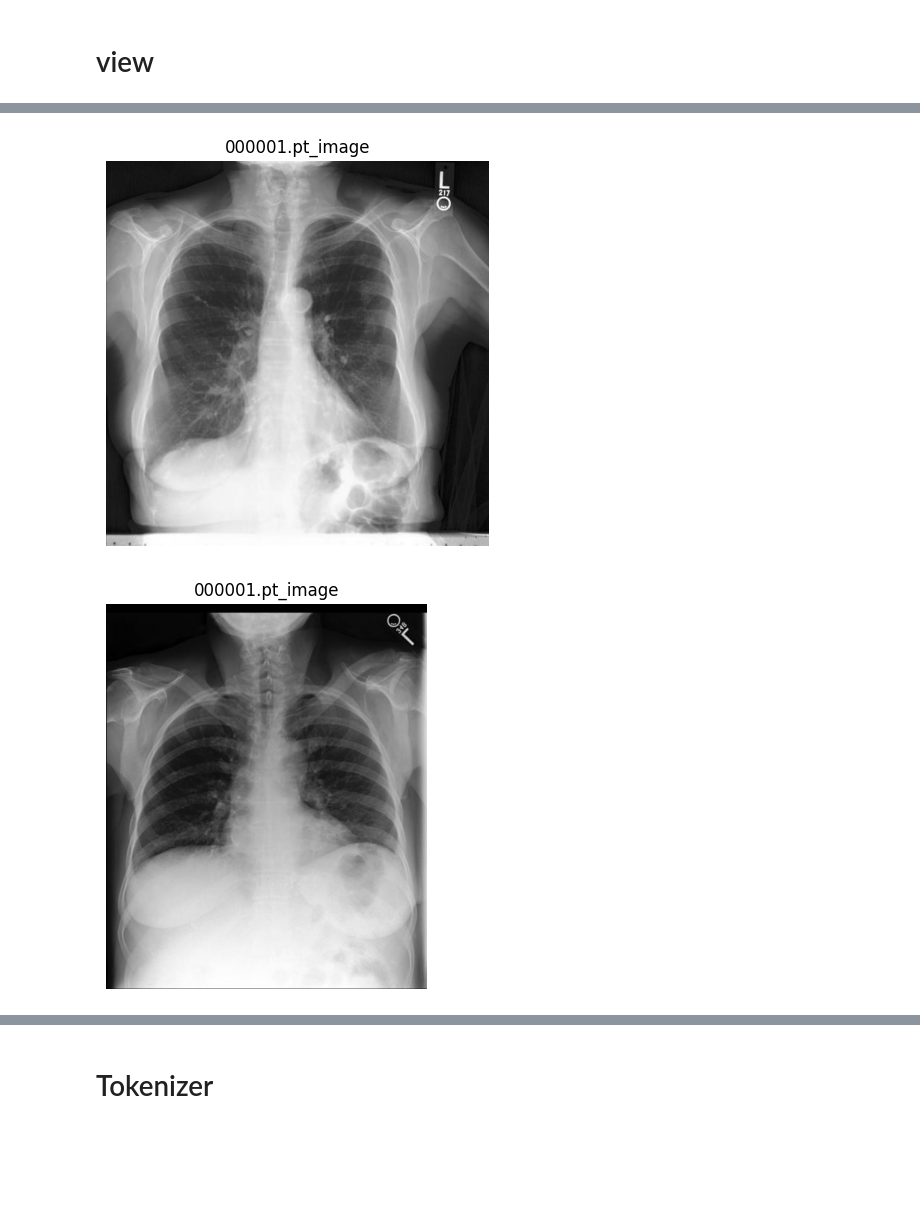
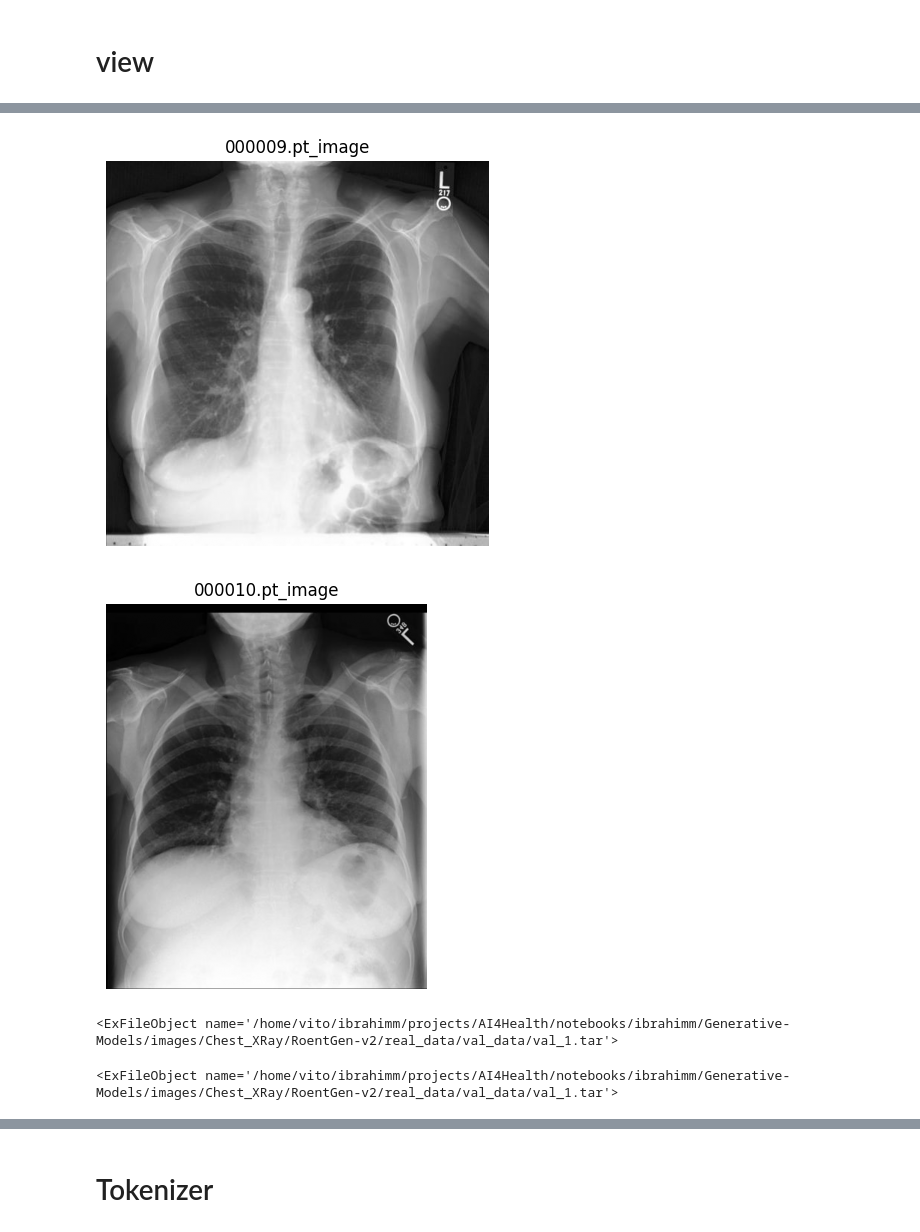
Before and after one commit to mahmoudibrahim98/RoentGen-v2, a Jupyter notebook: src/preprocessing/0_explore_dataset.ipynb, the cells around one changed output, grey strips where cells are left out. Drawn from its saved outputs; the diff is of its cells as text; code cells hidden in the pictures; blank space fills up the shorter version.

```diff
--- a/src/preprocessing/0_explore_dataset.ipynb
+++ b/src/preprocessing/0_explore_dataset.ipynb
@@ -256,50 +286,63 @@ for split in ["train", "val", "test"]:
 # view
 # %%
 import tarfile
+import pickle
 
 demo_tar_path = "/home/vito/ibrahimm/projects/AI4Health/notebooks/ibrahimm/Generative-Models/images/Chest_XRay/RoentGen-v2/real_data/val_data/val_1.tar"
 
 import io
 from PIL import Image
 import torch
 import matplotlib.pyplot as plt
 pics_to_show = 10
 with tarfile.open(demo_tar_path, "r") as tar:
-    # Find the member named "000001.pt_image"
-    pt_img_member = None
     count = 0
     for member in tar.getmembers():
         if "image" in member.name and count < pics_to_show:
             fileobj = tar.extractfile(member)
-            img_tensor = torch.load(fileobj)
-            # img_tensor should be a tensor (C, H, W) or (H, W, C)
-            if img_tensor.dim() == 3 and img_tensor.shape[0] in [1, 3]:
-                # (C,H,W), convert to (H,W,C)
-                image = img_tensor.permute(1, 2, 0).cpu().numpy()
-            elif img_tensor.dim() == 3 and img_tensor.shape[2] in [1,3]:
-                image = img_tensor.cpu().numpy()
-            elif img_tensor.dim() == 2:
-                image = img_tensor.cpu().numpy()
+            data_bytes = fileobj.read()  # read bytes from ExFileObject
+            img_tensor = pickle.loads(data_bytes)  # unpickle from bytes
+
+            # If img_tensor is shape (C, H, W) and C==1, squeeze the channel or convert for display
+            # If (3, H, W), convert to (H, W, 3) for RGB display
+            # If (1, H, W), squeeze(0) to get (H, W)
+            img_np = img_tensor.cpu().numpy()
+            if img_np.ndim == 3 and img_np.shape[0] == 1:
+                image = img_np.squeeze(0)  # shape (H, W)
+            elif img_np.ndim == 3 and img_np.shape[0] == 3:
+                # (3,H,W) -> (H,W,3)
+                image = img_np.transpose(1, 2, 0)
+            elif img_np.ndim == 2:
+                image = img_np
             else:
-                raise ValueError(f"Unexpected image tensor shape: {img_tensor.shape}")
+                raise ValueError(f"Unsupported shape for image data: {img_np.shape}")
 
             plt.figure(figsize=(5,5))
-            if image.ndim == 3 and image.shape[2] == 1:
-                plt.imshow(image[:,:,0], cmap='gray')
+            # If the image has 2 dimensions, use grayscale; if 3, let matplotlib handle it (assumes RGB)
+            if image.ndim == 2:
+                plt.imshow(image, cmap='gray')
             else:
-                plt.imshow(image, cmap='gray' if image.ndim==2 else None)
-            plt.title("000001.pt_image")
+                plt.imshow(image)
+            plt.title(member.name)
             plt.axis('off')
             plt.show()
             count += 1
 # %% [output]
 [figure]
 [figure]
 [figure]
 [figure]
 [figure]
 [figure]
 [figure]
 [figure]
 [figure]
-[figure, old version]
+[figure, new version]
+# %%
+fileobj
+# %% [output]
+<ExFileObject name='/home/vito/ibrahimm/projects/AI4Health/notebooks/ibrahimm/Generative-Models/images/Chest_XRay/RoentGen-v2/real_data/val_data/val_1.tar'>
+# %%
+fileobj
+# %% [output]
+<ExFileObject name='/home/vito/ibrahimm/projects/AI4Health/notebooks/ibrahimm/Generative-Models/images/Chest_XRay/RoentGen-v2/real_data/val_data/val_1.tar'>
```
Also changed, not shown: parts of 2 cells of this notebook, 1 other file.
